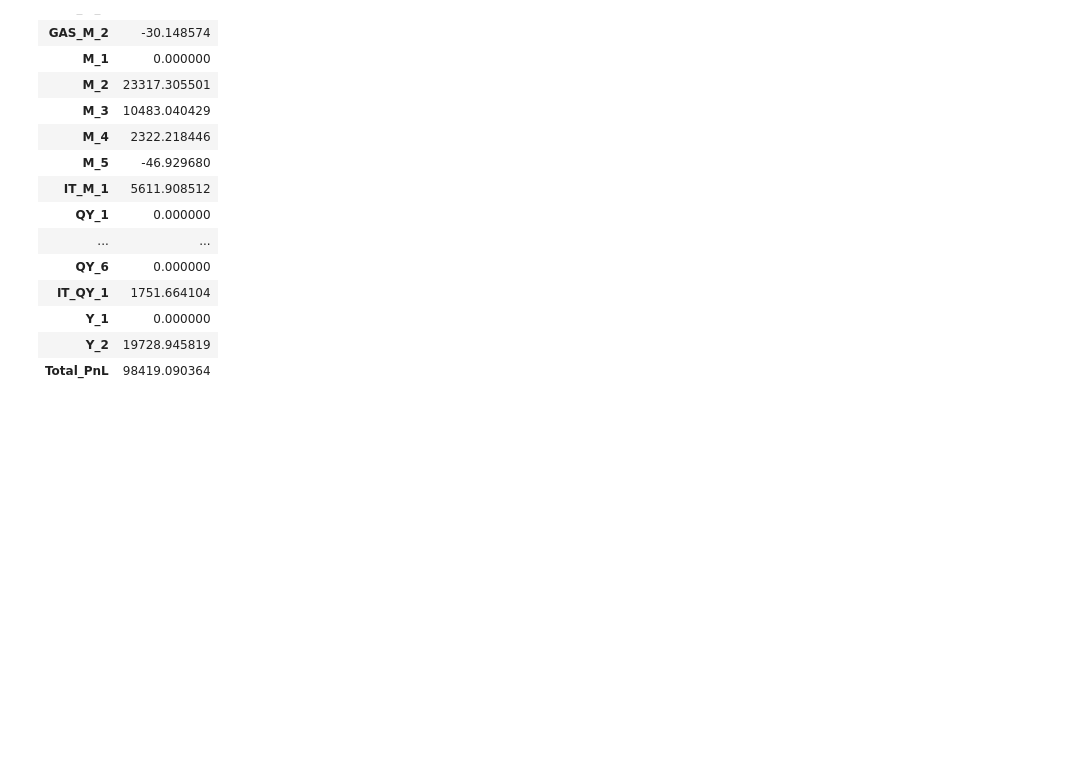
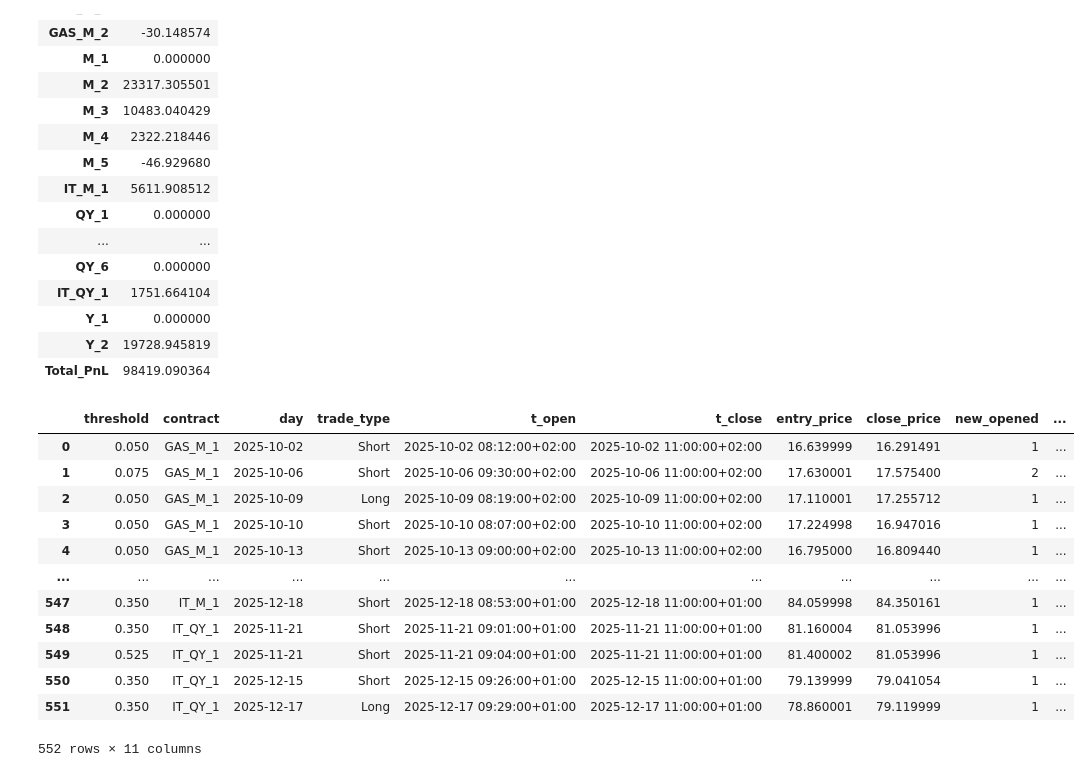
Before and after one commit to filtip/EnergyTrading, a Jupyter notebook: sf_project/notebooks/strategy.ipynb, the cells around one changed output. Drawn from its saved outputs; the diff is of its cells as text; code cells hidden in the pictures; blank space fills up the shorter version.

```diff
--- a/sf_project/notebooks/strategy.ipynb
+++ b/sf_project/notebooks/strategy.ipynb
@@ -124,3 +124,19 @@ plots.calculate_total_pnl(trades_out_of_sample)
 | Y_1 | 0.000000 |
 | Y_2 | 19728.945819 |
 | Total_PnL | 98419.090364 |
+# %%
+trades_out_of_sample
+# %% [output]
+|  | threshold | contract | day | trade_type | t_open | t_close | entry_price | close_price | new_opened | ... |
+| 0 | 0.050 | GAS_M_1 | 2025-10-02 | Short | 2025-10-02 08:12:00+02:00 | 2025-10-02 11:00:00+02:00 | 16.639999 | 16.291491 | 1 | ... |
+| 1 | 0.075 | GAS_M_1 | 2025-10-06 | Short | 2025-10-06 09:30:00+02:00 | 2025-10-06 11:00:00+02:00 | 17.630001 | 17.575400 | 2 | ... |
+| 2 | 0.050 | GAS_M_1 | 2025-10-09 | Long | 2025-10-09 08:19:00+02:00 | 2025-10-09 11:00:00+02:00 | 17.110001 | 17.255712 | 1 | ... |
+| 3 | 0.050 | GAS_M_1 | 2025-10-10 | Short | 2025-10-10 08:07:00+02:00 | 2025-10-10 11:00:00+02:00 | 17.224998 | 16.947016 | 1 | ... |
+| 4 | 0.050 | GAS_M_1 | 2025-10-13 | Short | 2025-10-13 09:00:00+02:00 | 2025-10-13 11:00:00+02:00 | 16.795000 | 16.809440 | 1 | ... |
+| ... | ... | ... | ... | ... | ... | ... | ... | ... | ... | ... |
+| 547 | 0.350 | IT_M_1 | 2025-12-18 | Short | 2025-12-18 08:53:00+01:00 | 2025-12-18 11:00:00+01:00 | 84.059998 | 84.350161 | 1 | ... |
+| 548 | 0.350 | IT_QY_1 | 2025-11-21 | Short | 2025-11-21 09:01:00+01:00 | 2025-11-21 11:00:00+01:00 | 81.160004 | 81.053996 | 1 | ... |
+| 549 | 0.525 | IT_QY_1 | 2025-11-21 | Short | 2025-11-21 09:04:00+01:00 | 2025-11-21 11:00:00+01:00 | 81.400002 | 81.053996 | 1 | ... |
+| 550 | 0.350 | IT_QY_1 | 2025-12-15 | Short | 2025-12-15 09:26:00+01:00 | 2025-12-15 11:00:00+01:00 | 79.139999 | 79.041054 | 1 | ... |
+| 551 | 0.350 | IT_QY_1 | 2025-12-17 | Long | 2025-12-17 09:29:00+01:00 | 2025-12-17 11:00:00+01:00 | 78.860001 | 79.119999 | 1 | ... |
+552 rows × 11 columns
```
Also changed, not shown: parts of 1 cell of this notebook.
